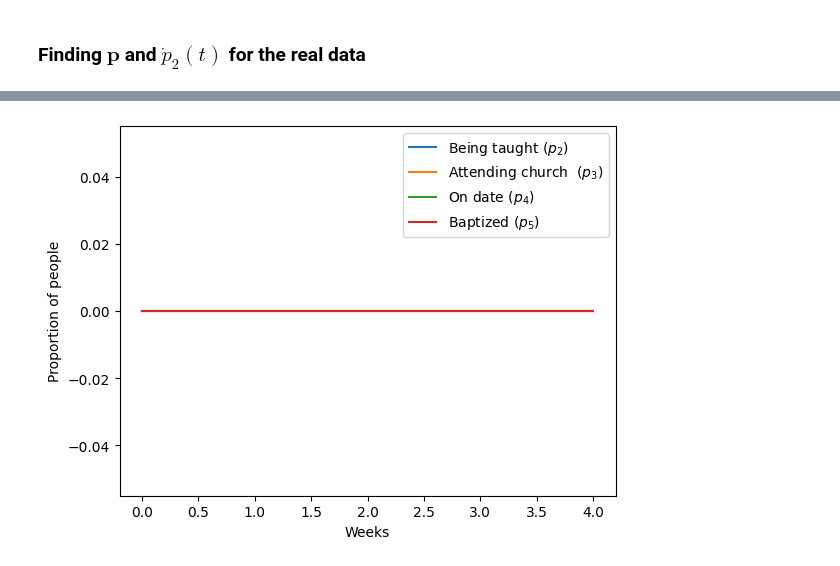
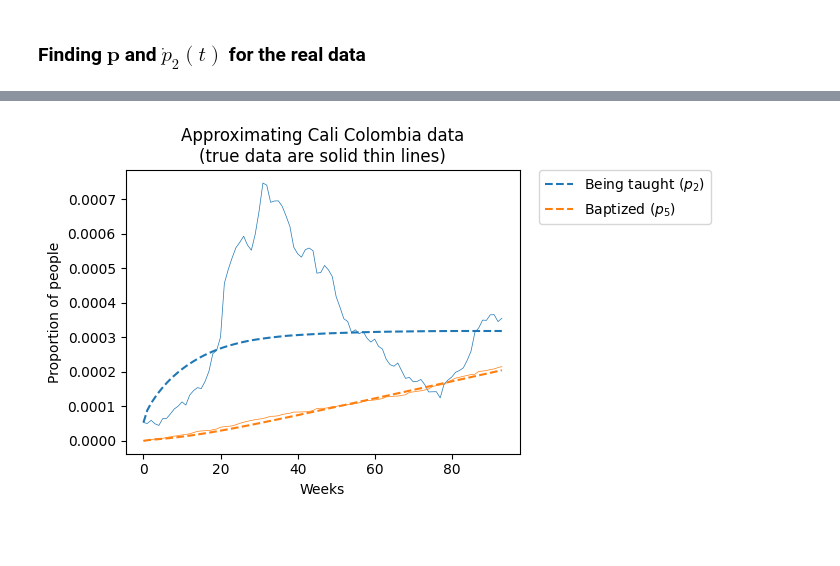
Before and after one commit to mward19/key-indicators-model, a Jupyter notebook: model.ipynb, the cells around one changed output, grey strips where cells are left out. Drawn from its saved outputs; the diff is of its cells as text; code cells hidden in the pictures; blank space fills up the shorter version.

Commit message:
more plots, canceled arbitrary alpha_1

```diff
--- a/model.ipynb
+++ b/model.ipynb
@@ -348,13 +428,20 @@ def model_modified(params, p0, ts):
         return np.zeros((len(p0), len(ts)))
     return sol.y
 # %%
-def optimize_params(p_data, init_params, maxiter=100, *args, **kwargs):
+def optimize_params(p_data, init_params, maxiter=1000, *args, **kwargs):
     ts = np.arange(0, p_data.shape[0], dtype=int)
 
     # Error function to minimize
     def error(params):
         p_hat = model_modified(params, p_data[0, :], ts, *args, **kwargs)
-        return np.mean(np.linalg.norm(p_hat[:, -1] - p_data[-1, :].T, axis=0))
+
+        # Weights are inversely proportional to the data magnitude (adding a small epsilon to avoid division by zero)
+        epsilon = 1e-3
+        weights = 1 / (np.abs(p_data.T) + epsilon)
+
+        # Compute the weighted error
+        weighted_error = np.mean(weights * np.linalg.norm(p_hat - p_data.T, axis=0))
+        return weighted_error
 
     # Define bounds for the parameters to be nonnegative
     bounds = [(0, None)] * len(init_params)  # Adjust based on the number of parameters
@@ -376,13 +463,17 @@ def optimize_params(p_data, init_params, maxiter=100, *args, **kwargs):
     return ts, p_hat, optimal_params
 # %%
 init_params = np.array([
+    0.01,        # a1: New people per member each week
     1 / 3,       # a2: Rate going from Being Taught to Attending Sacrament Meeting
     1 / 20,      # a3: Rate going from Attending Sacrament Meeting to On Date
     1 / 12,      # a4: Rate going from On Date to Member
+    #0,           # a5: Not meaningful in this context, fixed at 0
+    #0,           # b1: Not meaningful in this context, fixed at 0
     1 / 15,      # b2: Rate going from Being Taught to Uncontacted
     1 / 2,       # b3: Rate going from Attending Sacrament Meeting to Being Taught
-    1 / 2       # b4: Rate going from On Date to Attending Sacrament Meeting
+    1 / 2#,       # b4: Rate going from On Date to Attending Sacrament Meeting
+    #0            # b5: Rate going from Member to On Date
 ])
 
-ts, p_hat, optimal_params = optimize_params(p_data, init_params, 100)
+ts, p_hat, optimal_params = optimize_params(p_data, init_params, 1000)
 print(optimal_params)
@@ -417,4 +487,19 @@ array([[0., 0., 0., 0., 0., 0., 0., 0., 0., 0., 0., 0., 0., 0., 0., 0.,
-# %%
-plot_progress(p_approx)
-# %% [output]
-[figure, removed]
+# %%
+def plot_approx(p_approx, p_data, p_indices=range(1, 5)):
+    plt.figure(figsize=(7, 4))
+    labels = ['Uncontacted ($p_1$)', 'Being taught ($p_2$)', 'Attending church  ($p_3$)', 'On date ($p_4$)', 'Baptized ($p_5$)']
+    labels = [labels[p] for p in p_indices]
+    colors = ['tab:blue', 'tab:orange', 'tab:green', 'tab:red', 'tab:purple']
+    for i, label, color in zip(p_indices, labels, colors):
+        plt.plot(p_approx[:, i], '--', label=label, color=color)
+        plt.plot(p_data[:, i], '-', color=color, lw=0.5)
+    plt.legend(bbox_to_anchor=(1.05, 1), loc='upper left', borderaxespad=0)
+    plt.xlabel('Weeks')
+    plt.ylabel('Proportion of people')
+    plt.title('Approximating Cali Colombia data\n(true data are solid thin lines)')
+    plt.tight_layout()
+    plt.show()
+# %%
+plot_approx(p_approx.T, p_data, [1, 4])
+# %% [output]
+[figure, added]
```
Also changed, not shown: parts of 12 cells of this notebook.
